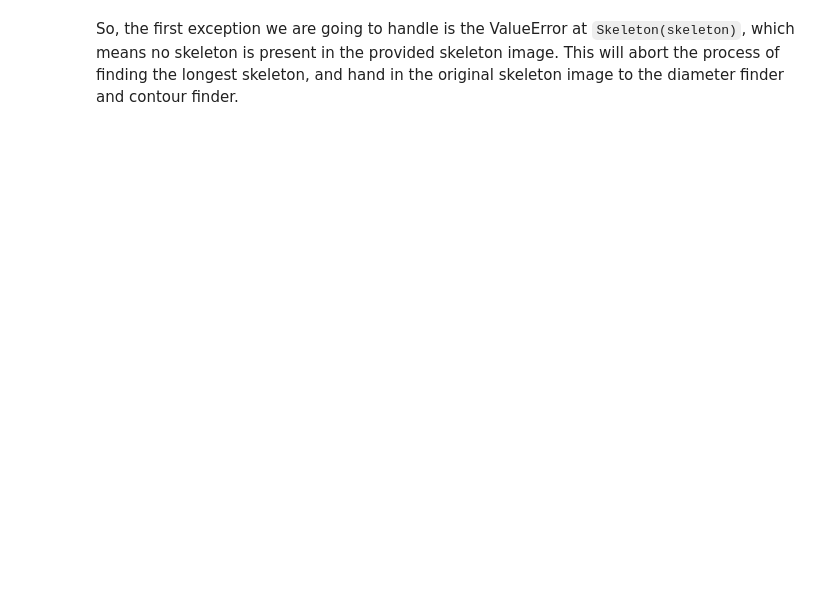
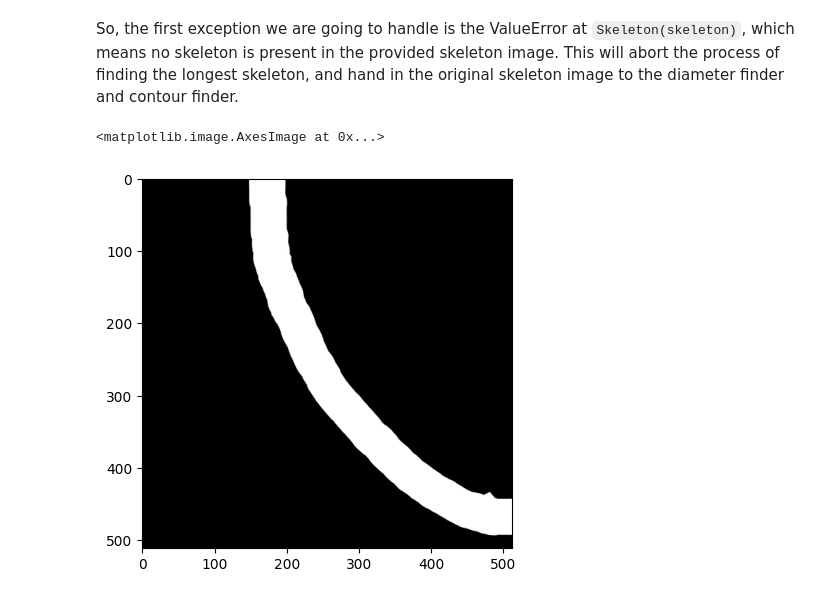
Before and after one commit to ZLoverty/HEPiC, a Jupyter notebook: notebooks/filament_detection.ipynb, the cells around one changed output. Saved outputs shown, nothing was run; the diff lists cells and outputs as text; code cells hidden in the pictures; blank space fills up the shorter version.

Commit message:
more tests

```diff
--- a/notebooks/filament_detection.ipynb
+++ b/notebooks/filament_detection.ipynb
@@ -322,0 +377,8 @@ So, the first exception we are going to handle is the ValueError at `Skeleton(sk
+# %%
+folder = Path("/home/zhengyang/Documents/GitHub/etp_ctl/test/filament_images_simulated")
+img = cv2.imread(folder / "curly_50px.png")
+# %%
+plt.imshow(img)
+# %% [output]
+<matplotlib.image.AxesImage at 0x...>
+[figure, added]
```
Also changed, not shown: parts of 6 cells of this notebook.
